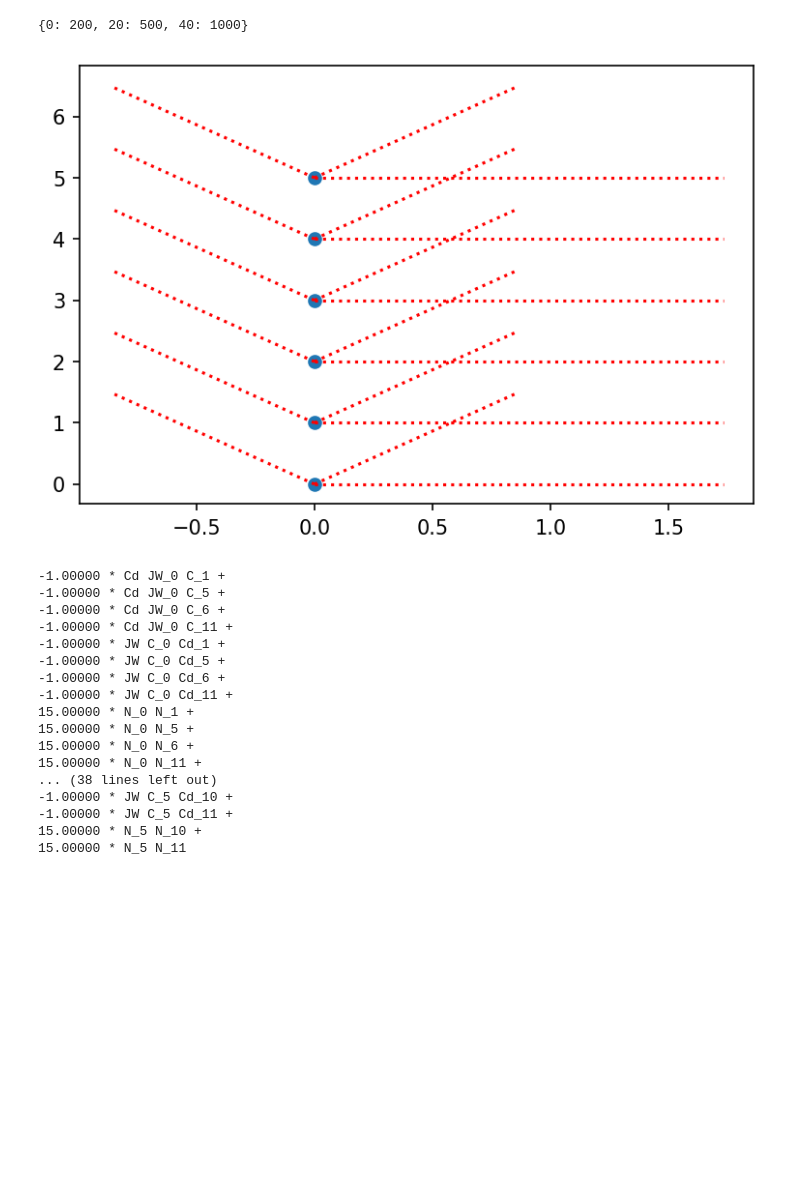
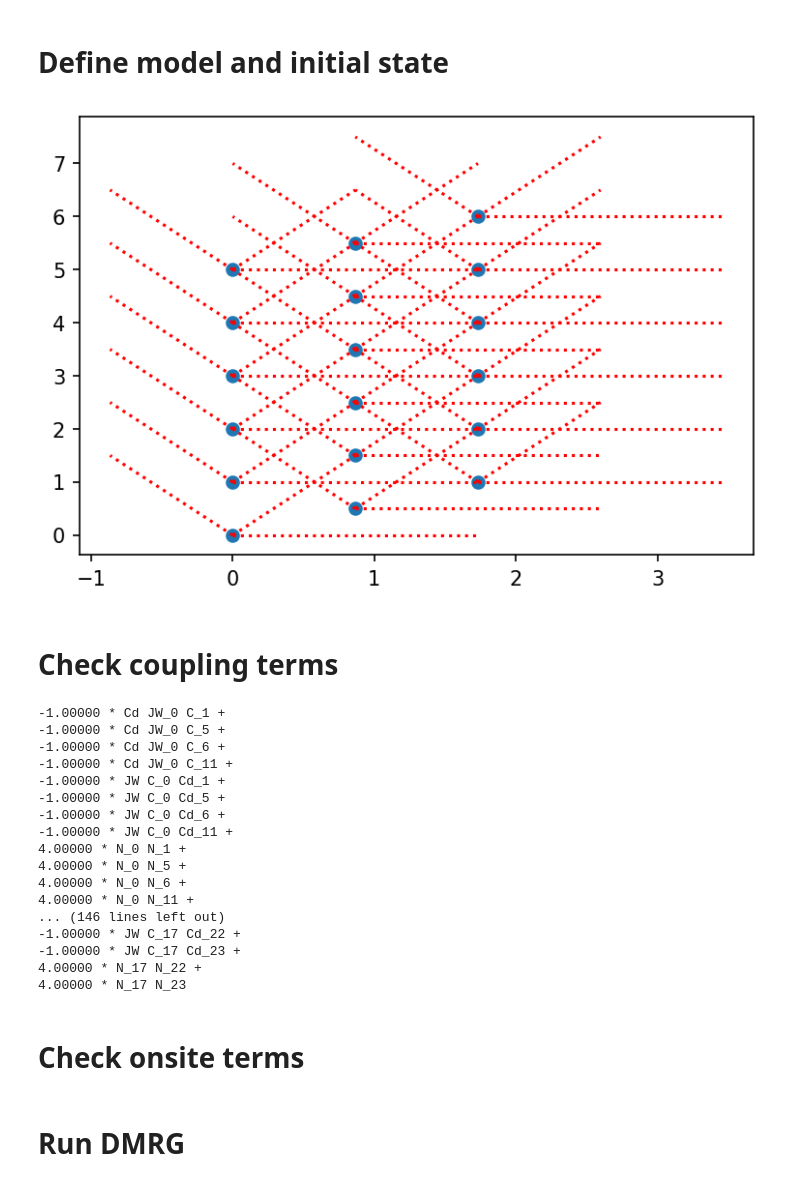
Before and after one commit to GlebFedorovich/QSL_master_project, a Jupyter notebook: spinless_real_space.ipynb, the cells around one changed output. Saved outputs shown, nothing was run; the diff lists cells and outputs as text; code cells hidden in the pictures; blank space fills up the shorter version.

```diff
--- a/spinless_real_space.ipynb
+++ b/spinless_real_space.ipynb
@@ -120,9 +124,9 @@ class Spinless_real(CouplingModel, MPOModel):
 
 model_param = {"Lattice" : Triangular,
               "Ly" : 6,
-              "Lx" : 1,
+              "Lx" : 3,
               "t" : 1.0,
-              "V" : 15.0,
+              "V" : 4.0,
               "fraction" : 2,
               "bc_MPS" : "infinite",
               "bc_y" : 'periodic',
@@ -130,18 +134,29 @@ model_param = {"Lattice" : Triangular,
               "flux" : False}
 
 # chi_list = tenpy.algorithms.dmrg.chi_list(1000, dchi=500, nsweeps=20)
-chi_list = {0:200, 20:500, 40:1000}
+chi_list = {0:200, 20:400, 40:800}
 dmrg_params = {"trunc_params": {"chi_max": 1000, "svd_min": 1.e-10}, "mixer": True, "chi_list" : chi_list,"max_sweeps": 90}
-# %%
-chi_list
-# %% [output]
-{0: 200, 20: 500, 40: 1000}
-# %%
-M = Spinless_real(model_param)
-sites = M.lat.mps_sites()
-psi = MPS.from_product_state(sites,["full","empty","empty"]*2,"infinite")
-# %% [output]
-[figure, removed]
+# %% [markdown]
+# Define model and initial state
+# %%
+M = Spinless_real(model_param)
+sites = M.lat.mps_sites()
+# psi = MPS.from_product_state(sites,["full","empty","empty",
+#                                     "full","empty","empty",
+#                                     "empty","full","empty",
+#                                     "empty","full","empty",
+#                                     "empty","empty","full",
+#                                     "empty","empty","full"],"infinite")
+psi = MPS.from_product_state(sites,["full","full","full",
+                                    "full","full","full",
+                                    "empty","empty","empty",
+                                    "empty","empty","empty",
+                                    "empty","empty","empty",
+                                    "empty","empty","empty"],"infinite")
+# %% [output]
+[figure, added]
+# %% [markdown]
+# Check coupling terms
 # %%
 # print hopping terms
 print(M.all_coupling_terms().to_TermList())
@@ -154,18 +169,22 @@ print(M.all_coupling_terms().to_TermList())
 -1.00000 * JW C_0 Cd_5 +
 -1.00000 * JW C_0 Cd_6 +
 -1.00000 * JW C_0 Cd_11 +
-15.00000 * N_0 N_1 +
-15.00000 * N_0 N_5 +
-15.00000 * N_0 N_6 +
-15.00000 * N_0 N_11 +
-... (38 lines left out)
--1.00000 * JW C_5 Cd_10 +
--1.00000 * JW C_5 Cd_11 +
-15.00000 * N_5 N_10 +
-15.00000 * N_5 N_11
+4.00000 * N_0 N_1 +
+4.00000 * N_0 N_5 +
+4.00000 * N_0 N_6 +
+4.00000 * N_0 N_11 +
+... (146 lines left out)
+-1.00000 * JW C_17 Cd_22 +
+-1.00000 * JW C_17 Cd_23 +
+4.00000 * N_17 N_22 +
+4.00000 * N_17 N_23
+# %% [markdown]
+# Check onsite terms
 # %%
 # print on-site terms
 print(M.all_onsite_terms().to_TermList())
+# %% [markdown]
+# Run DMRG
 # %%
 info = dmrg.run(psi, M, dmrg_params)
 energy = info['E']
```
Also changed, not shown: parts of 17 cells of this notebook, 6 other files.
